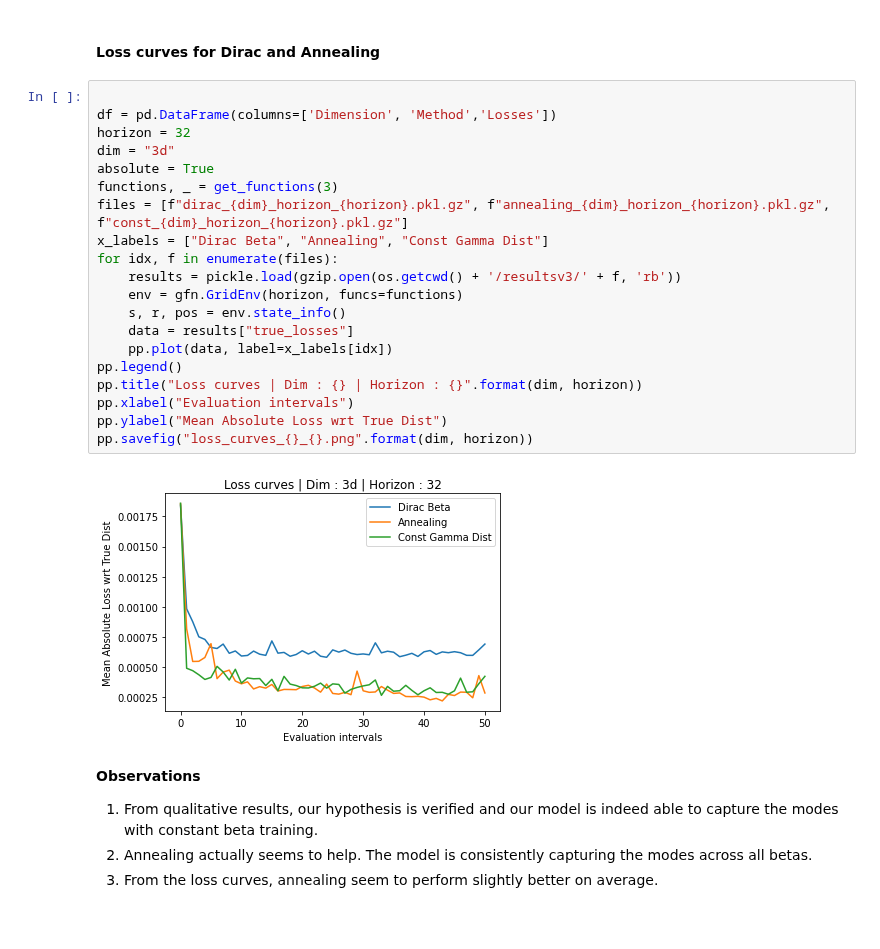
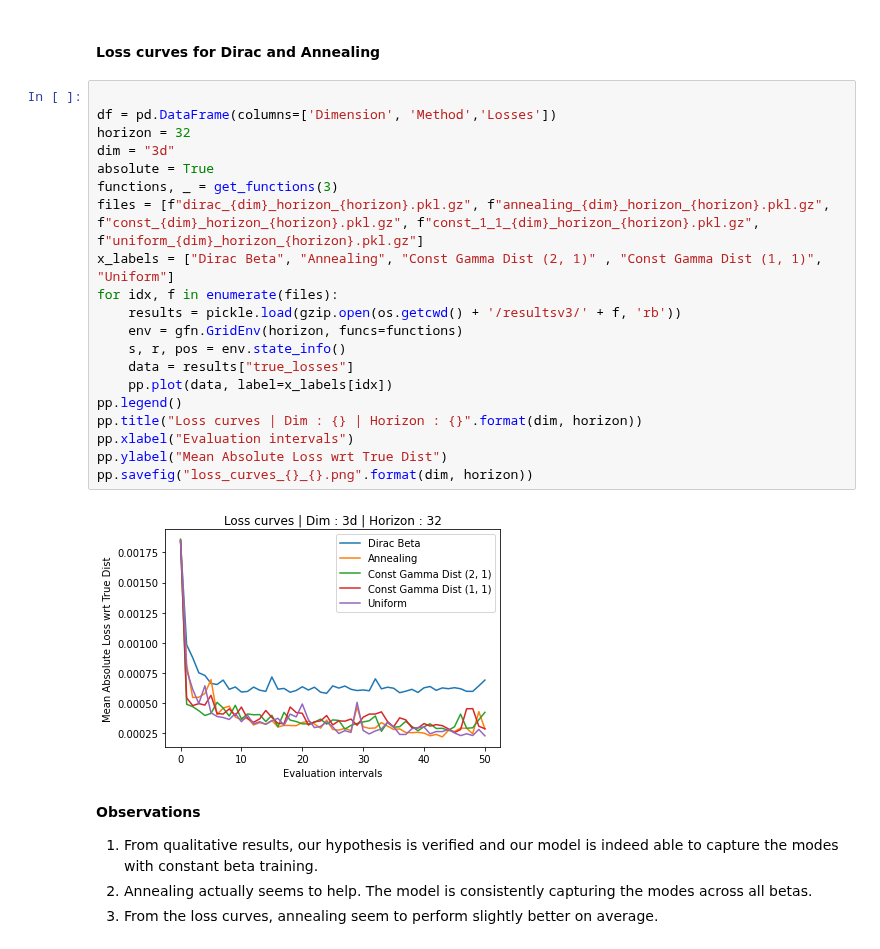
Before and after one commit to recursionpharma/gflownet, a Jupyter notebook: gflownet/examples/results.ipynb, the cells around one changed output. Cells and saved outputs as stored; diff of their text form.

```diff
--- a/gflownet/examples/results.ipynb
+++ b/gflownet/examples/results.ipynb
@@ -223,25 +231,25 @@ _ = plot_beta_evolution(horizon=64, dims=3, method="annealing")
 # %%
 
 df = pd.DataFrame(columns=['Dimension', 'Method','Losses'])
 horizon = 32
 dim = "3d"
 absolute = True
 functions, _ = get_functions(3)
-files = [f"dirac_{dim}_horizon_{horizon}.pkl.gz", f"annealing_{dim}_horizon_{horizon}.pkl.gz", f"const_{dim}_horizon_{horizon}.pkl.gz"]
-x_labels = ["Dirac Beta", "Annealing", "Const Gamma Dist"]
+files = [f"dirac_{dim}_horizon_{horizon}.pkl.gz", f"annealing_{dim}_horizon_{horizon}.pkl.gz", f"const_{dim}_horizon_{horizon}.pkl.gz", f"const_1_1_{dim}_horizon_{horizon}.pkl.gz", f"uniform_{dim}_horizon_{horizon}.pkl.gz"]
+x_labels = ["Dirac Beta", "Annealing", "Const Gamma Dist (2, 1)" , "Const Gamma Dist (1, 1)", "Uniform"]
 for idx, f in enumerate(files):
     results = pickle.load(gzip.open(os.getcwd() + '/resultsv3/' + f, 'rb'))
     env = gfn.GridEnv(horizon, funcs=functions)
     s, r, pos = env.state_info()
     data = results["true_losses"]
     pp.plot(data, label=x_labels[idx])
 pp.legend()
 pp.title("Loss curves | Dim : {} | Horizon : {}".format(dim, horizon))
 pp.xlabel("Evaluation intervals")
 pp.ylabel("Mean Absolute Loss wrt True Dist")
 pp.savefig("loss_curves_{}_{}.png".format(dim, horizon))
 # %% [output]
-[figure, old version]
+[figure, new version]
 # %% [markdown]
 **Observations**
 1. From qualitative results, our hypothesis is verified and our model is indeed able to capture the modes with constant beta training.
```
Also changed, not shown: parts of 4 cells of this notebook.
